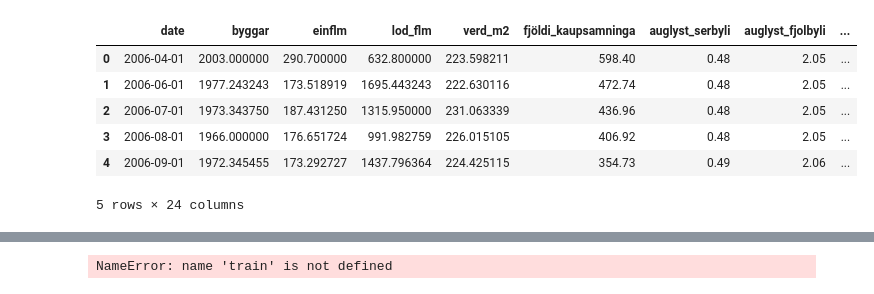
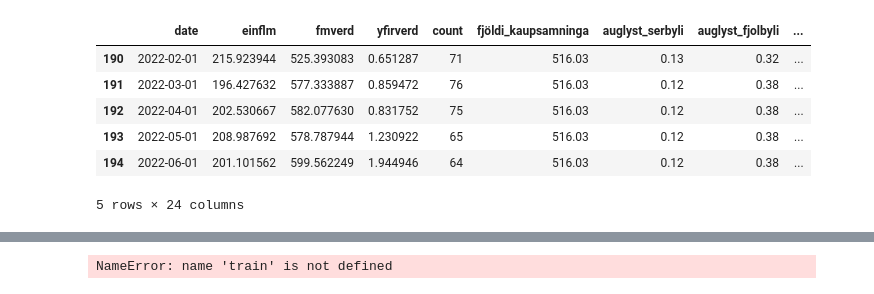
Before and after one commit to hallik95/kaupskra, a Jupyter notebook: LSTM/20variablesLSTM.ipynb, the cells around one changed output, grey strips where cells are left out. Saved outputs shown, nothing was run; the diff lists cells and outputs as text; code cells hidden in the pictures.

```diff
--- a/LSTM/20variablesLSTM.ipynb
+++ b/LSTM/20variablesLSTM.ipynb
@@ -31,11 +31,15 @@ COMPUTE_LSTM_IMPORTANCE = True
 sns.set_style("whitegrid")
 sns.set_palette("Paired")
 # %%
-kaup = pd.read_csv('serbyli_all_variables_MEAN.csv',
-    usecols=('date', #'kaupverd', 'fasteignamat',
-    'byggar', 'einflm', 'lod_flm','verd_m2',
+#kaup = pd.read_csv('serbyli_all_variables_MEAN.csv',
+ #   usecols=('date', #'kaupverd', 'fasteignamat',
+  #  'byggar', 'einflm', 'lod_flm','verd_m2',
      #  'fjöldi_kaupsamninga', 'auglyst_serbyli', 'solutimi', 'Verðtryggð lán',
       # 'erlend_lan', 'Óverðtryggð lán', 'overdtryggt', 'verdtryggt',
        #'visitala_rvk_%', 'verdbolga_%')
-    ))
+  #  ))
+kaup = pd.read_csv('serbyli_monthly_mean.csv',
+    usecols=('utgdag', 'einflm', 'fmverd',
+       'yfirverd', 'count'))
+
 indep = pd.read_csv('20_independent_variables_LSTM.csv', parse_dates=True)
@@ -42,14 +55,17 @@ indep = pd.read_csv('20_independent_variables_LSTM.csv', parse_dates=True)
+# %%
+kaup.rename(columns={'utgdag':'date'},inplace=True)
+#kaup.set_index('date', inplace=True)
 # %%
 df = pd.merge(kaup,indep, how='left', on='date')
 # %%
 df.drop('Unnamed: 0', axis=1, inplace=True)
-df.head()
+df.tail().interpolate()
 # %% [output]
-|  | date | byggar | einflm | lod_flm | verd_m2 | fjöldi_kaupsamninga | auglyst_serbyli | auglyst_fjolbyli | ... |
-| 0 | 2006-04-01 | 2003.000000 | 290.700000 | 632.800000 | 223.598211 | 598.40 | 0.48 | 2.05 | ... |
-| 1 | 2006-06-01 | 1977.243243 | 173.518919 | 1695.443243 | 222.630116 | 472.74 | 0.48 | 2.05 | ... |
-| 2 | 2006-07-01 | 1973.343750 | 187.431250 | 1315.950000 | 231.063339 | 436.96 | 0.48 | 2.05 | ... |
-| 3 | 2006-08-01 | 1966.000000 | 176.651724 | 991.982759 | 226.015105 | 406.92 | 0.48 | 2.05 | ... |
-| 4 | 2006-09-01 | 1972.345455 | 173.292727 | 1437.796364 | 224.425115 | 354.73 | 0.49 | 2.06 | ... |
+|  | date | einflm | fmverd | yfirverd | count | fjöldi_kaupsamninga | auglyst_serbyli | auglyst_fjolbyli | ... |
+| 190 | 2022-02-01 | 215.923944 | 525.393083 | 0.651287 | 71 | 516.03 | 0.13 | 0.32 | ... |
+| 191 | 2022-03-01 | 196.427632 | 577.333887 | 0.859472 | 76 | 516.03 | 0.12 | 0.38 | ... |
+| 192 | 2022-04-01 | 202.530667 | 582.077630 | 0.831752 | 75 | 516.03 | 0.12 | 0.38 | ... |
+| 193 | 2022-05-01 | 208.987692 | 578.787944 | 1.230922 | 65 | 516.03 | 0.12 | 0.38 | ... |
+| 194 | 2022-06-01 | 201.101562 | 599.562249 | 1.944946 | 64 | 516.03 | 0.12 | 0.38 | ... |
 5 rows × 24 columns
 # %%
```
Also changed, not shown: parts of 12 cells of this notebook, 1 other file.
